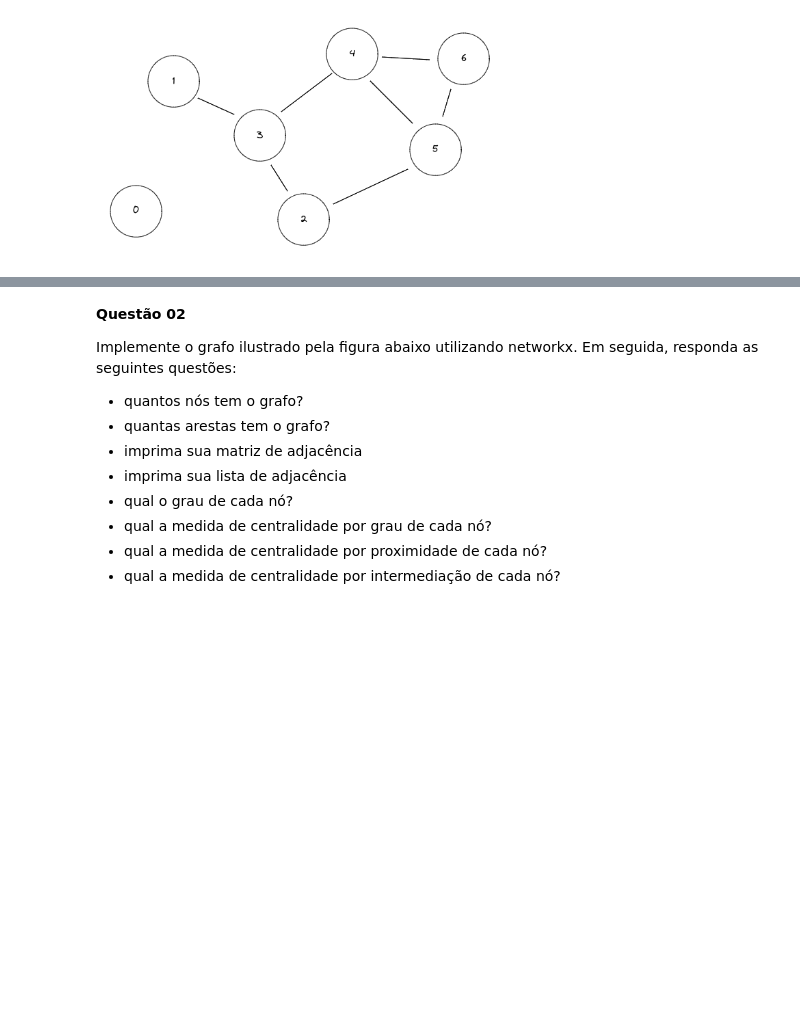
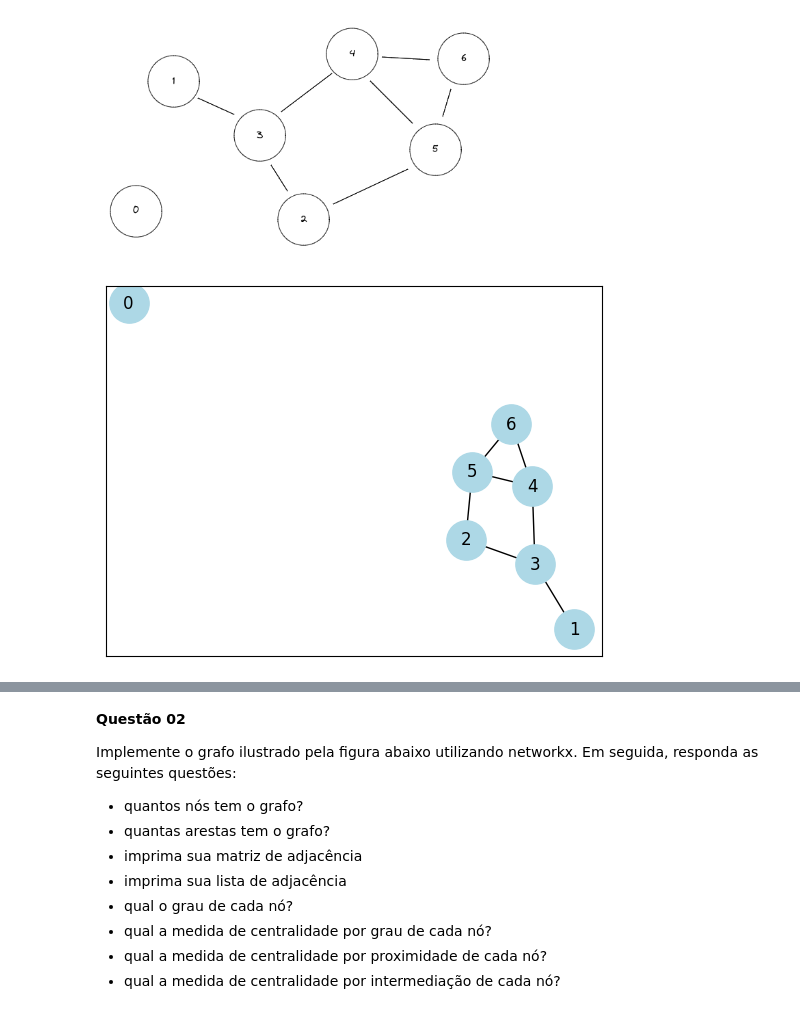
Before and after one commit to fernandobrancher/exercices_module4, a Jupyter notebook: Exercícios_4_7_Grafos_com_NetworkX.ipynb, the cells around one changed output, grey strips where cells are left out. Drawn from its saved outputs; the diff is of its cells as text; code cells hidden in the pictures; blank space fills up the shorter version.

```diff
--- a/Exercícios_4_7_Grafos_com_NetworkX.ipynb
+++ b/Exercícios_4_7_Grafos_com_NetworkX.ipynb
@@ -765,0 +774,13 @@ Implemente o grafo ilustrado pela figura abaixo utilizando networkx. Em seguida,
+# %%
+# Criando o grafo
+
+grafo1 = nx.Graph()
+
+grafo1.add_nodes_from([0,1,2,3,4,5,6])
+# %%
+grafo1.add_edges_from([(1,3),(3,2),(2,5),(5,6),(5,4),(6,4),(4,3)])
+# %%
+position = nx.spring_layout(grafo1, seed=16)
+nx.draw_networkx(grafo1, pos=position, node_color='lightblue', node_size=800)
+# %% [output]
+[figure, added]
```
Also changed, not shown: parts of 5 cells of this notebook.
